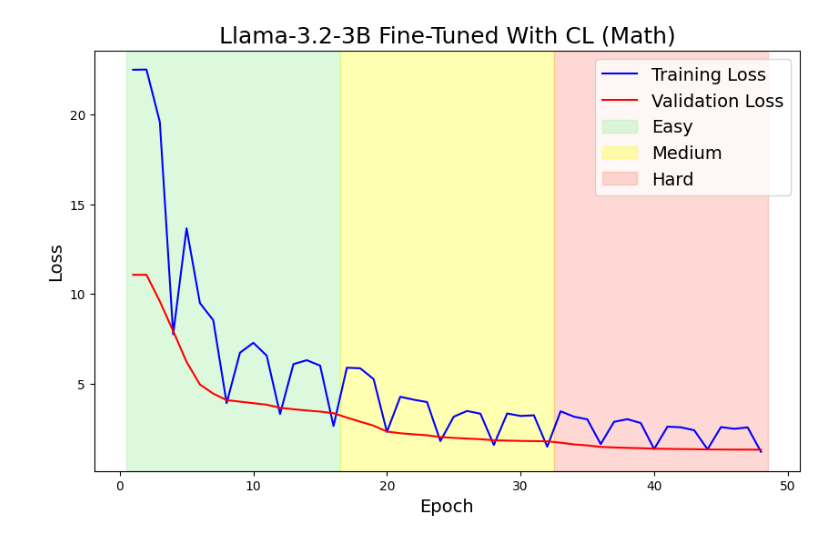
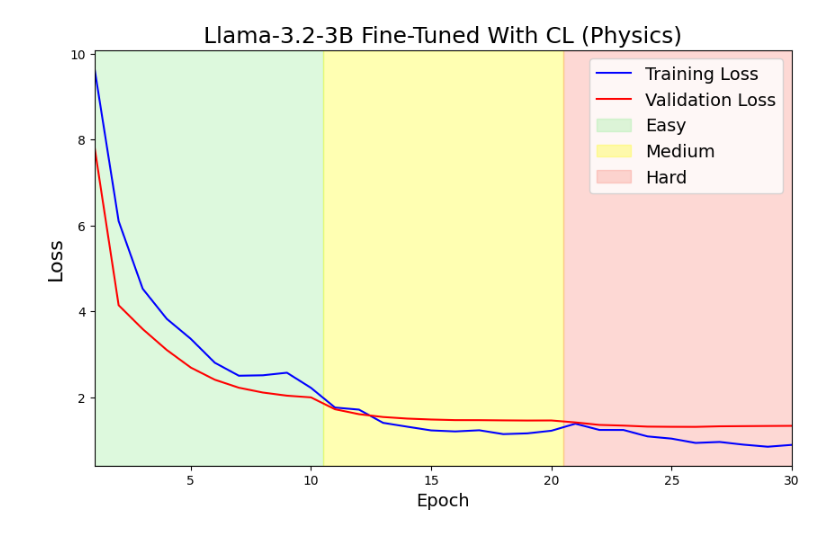
Before and after one commit to sun-wendy/nlp-project, a Jupyter notebook: notebooks/gen_plot.ipynb, the cells around one changed output. Drawn from its saved outputs; the diff is of its cells as text; code cells hidden in the pictures.

```diff
--- a/notebooks/gen_plot.ipynb
+++ b/notebooks/gen_plot.ipynb
@@ -23,5 +23,5 @@ plot_loss_curves(train_loss, val_loss)
 # %%
-def plot_loss_curves_cl(train_loss, val_loss):
+def plot_loss_curves_cl(train_loss, val_loss, subject):
     epochs = range(1, len(val_loss) + 1)
     stage_length = len(val_loss) // 3
 
@@ -36,20 +36,16 @@ def plot_loss_curves_cl(train_loss, val_loss):
         end = (i + 1) * stage_length
         plt.axvspan(start + 0.5, end + 0.5, alpha=0.3, color=colors[i], label=labels[i])
 
-    plt.title('Llama-3.2-3B Fine-Tuned With CL (Math)', fontsize=18)
+    plt.title(f'Llama-3.2-3B Fine-Tuned With CL ({subject})', fontsize=18)
     plt.xlabel('Epoch', fontsize=14)
-    plt.ylabel('Loss', fontsize=14)
+    plt.ylabel('Loss', fontsize=16)
+    plt.xlim(1, len(val_loss))
     plt.legend(fontsize=14)
     plt.grid(False)
     plt.show()
-# %%
-cl_train_loss = [22.498500, 22.508900, 19.587500, 7.750900, 13.659000, 9.492000, 8.532600, 3.913200, 6.721400, 7.275700, 6.558500, 3.303800, 6.085600, 6.305200, 6.003200, 2.634300,
-                 5.886000, 5.853200, 5.255300, 2.308100, 4.268300, 4.103100, 3.972200, 1.796200, 3.156700, 3.475000, 3.321000, 1.579500, 3.334900, 3.196200, 3.233700, 1.483400,
-                 3.456600, 3.157400, 3.008500, 1.627700, 2.871600, 3.016900, 2.801400, 1.353000, 2.601100, 2.563800, 2.400100, 1.337400, 2.576100, 2.481000, 2.558600, 1.194600]
-cl_val_loss = [11.066787, 11.066787, 9.587349, 7.929832, 6.216407, 4.951947, 4.442312, 4.081128, 3.993586, 3.909725, 3.823580, 3.651470, 3.571990, 3.501076, 3.440385, 3.349108,
-               3.106905, 2.877335, 2.656888, 2.326852, 2.232961, 2.171970, 2.121260, 2.021244, 1.975826, 1.935606, 1.900504, 1.843536, 1.822277, 1.805672, 1.793729, 1.781682,
-               1.706614, 1.610208, 1.554630, 1.470298, 1.442146, 1.418536, 1.398197, 1.372454, 1.360787, 1.352096, 1.343299, 1.329448, 1.324626, 1.321169, 1.318674, 1.315800]
-
-plot_loss_curves_cl(cl_train_loss, cl_val_loss)
-# %% [output]
-[figure, removed]
+# %%
+cl_train_loss = [9.6468, 6.1037, 4.5294, 3.8295, 3.3634, 2.807, 2.5045, 2.5144, 2.5745, 2.2225, 1.7636, 1.7147, 1.4078, 1.3178, 1.2314, 1.207, 1.2346, 1.1448, 1.1623, 1.2234, 1.3871, 1.2425, 1.2414, 1.0912, 1.04, 0.9398, 0.9624, 0.8991, 0.8513, 0.8938]
+cl_val_loss = [7.819050312042236, 4.145613670349121, 3.5908150672912598, 3.1043131351470947, 2.694918155670166, 2.4112439155578613, 2.225334882736206, 2.112734794616699, 2.040095567703247, 2.0002858638763428, 1.7237223386764526, 1.6089978218078613, 1.5429253578186035, 1.50630784034729, 1.4845291376113892, 1.471073031425476, 1.470150351524353, 1.464990258216858, 1.4613542556762695, 1.4629759788513184, 1.417078971862793, 1.3595210313796997, 1.343105435371399, 1.3192973136901855, 1.3147821426391602, 1.3134853839874268, 1.326534628868103, 1.330549716949463, 1.3343113660812378, 1.3374024629592896]
+plot_loss_curves_cl(cl_train_loss, cl_val_loss, 'Physics')
+# %% [output]
+[figure, added]
```
Also changed, not shown: parts of 3 cells of this notebook, 11 other files.
